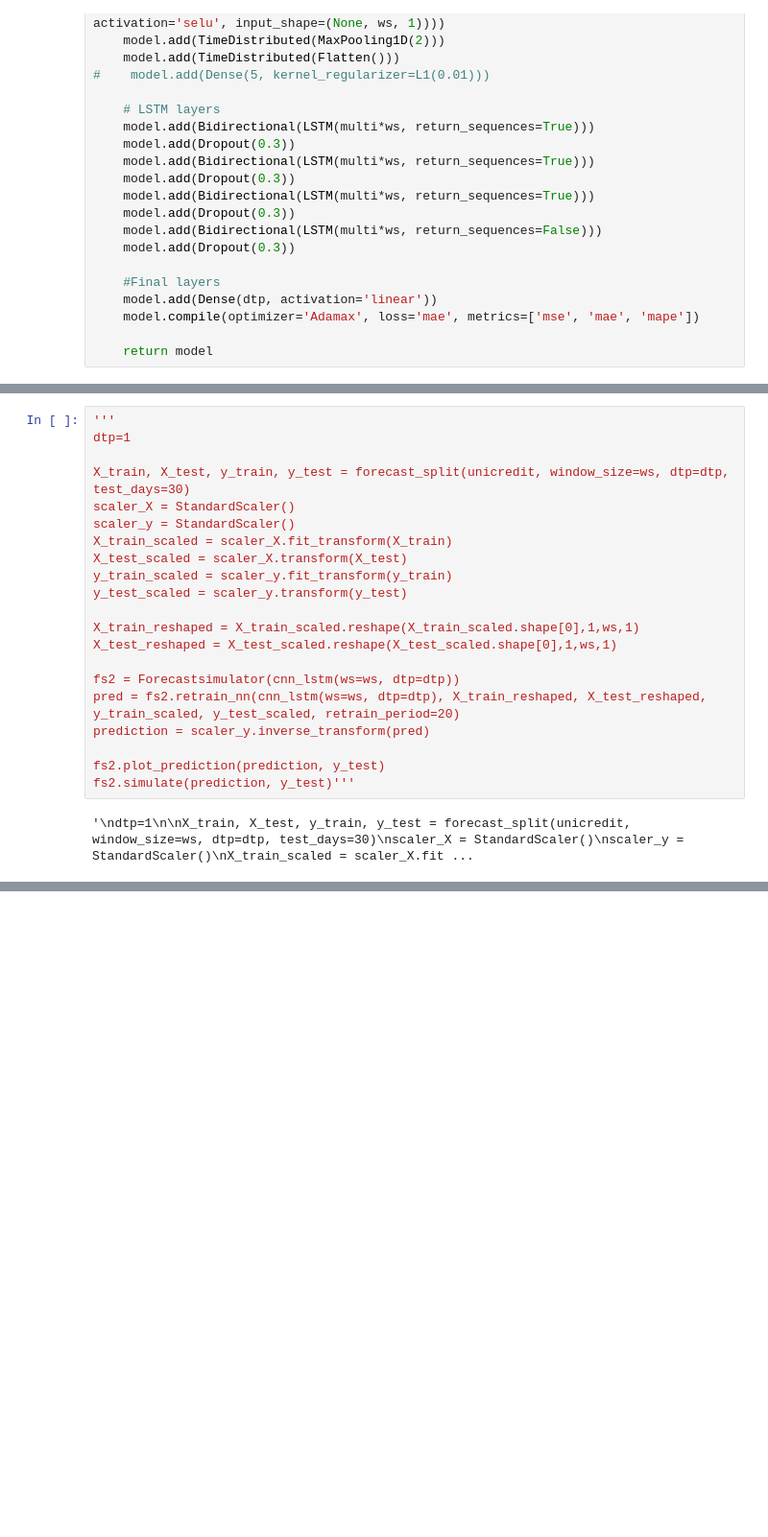
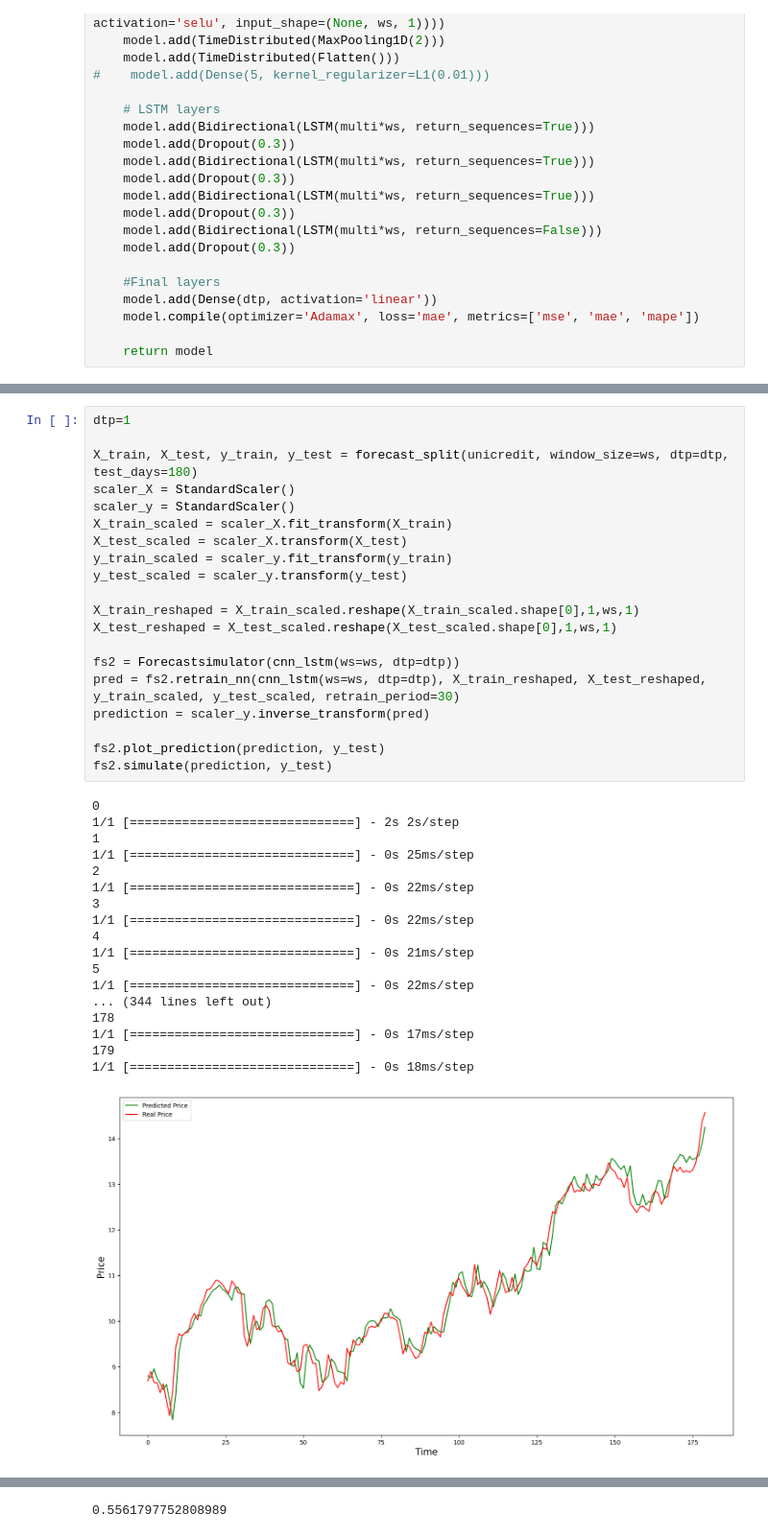
Before and after one commit to NicoGiamm/MachineLearning-DataScience_smallprojects, a Jupyter notebook: Stock Forecast Full project/Unicredit_test.ipynb, the cells around one changed output, grey strips where cells are left out. Shown at 96% size. Saved outputs shown, nothing was run; the diff lists cells and outputs as text; blank space fills up the shorter version.

```diff
--- a/Stock Forecast Full project/Unicredit_test.ipynb
+++ b/Stock Forecast Full project/Unicredit_test.ipynb
@@ -152,23 +217,39 @@ Epoch 50/50
 # %%
-'''
 dtp=1
 
-X_train, X_test, y_train, y_test = forecast_split(unicredit, window_size=ws, dtp=dtp, test_days=30)
+X_train, X_test, y_train, y_test = forecast_split(unicredit, window_size=ws, dtp=dtp, test_days=180)
 scaler_X = StandardScaler()
 scaler_y = StandardScaler()
 X_train_scaled = scaler_X.fit_transform(X_train)
 X_test_scaled = scaler_X.transform(X_test)
 y_train_scaled = scaler_y.fit_transform(y_train)
 y_test_scaled = scaler_y.transform(y_test)
 
 X_train_reshaped = X_train_scaled.reshape(X_train_scaled.shape[0],1,ws,1)
 X_test_reshaped = X_test_scaled.reshape(X_test_scaled.shape[0],1,ws,1)
 
 fs2 = Forecastsimulator(cnn_lstm(ws=ws, dtp=dtp))
-pred = fs2.retrain_nn(cnn_lstm(ws=ws, dtp=dtp), X_train_reshaped, X_test_reshaped, y_train_scaled, y_test_scaled, retrain_period=20)
+pred = fs2.retrain_nn(cnn_lstm(ws=ws, dtp=dtp), X_train_reshaped, X_test_reshaped, y_train_scaled, y_test_scaled, retrain_period=30)
 prediction = scaler_y.inverse_transform(pred)
 
 fs2.plot_prediction(prediction, y_test)
-fs2.simulate(prediction, y_test)'''
+fs2.simulate(prediction, y_test)
 # %% [output]
-'\ndtp=1\n\nX_train, X_test, y_train, y_test = forecast_split(unicredit, window_size=ws, dtp=dtp, test_days=30)\nscaler_X = StandardScaler()\nscaler_y = StandardScaler()\nX_train_scaled = scaler_X.fit ...
+0
+1/1 [==============================] - 2s 2s/step
+1
+1/1 [==============================] - 0s 25ms/step
+2
+1/1 [==============================] - 0s 22ms/step
+3
+1/1 [==============================] - 0s 22ms/step
+4
+1/1 [==============================] - 0s 21ms/step
+5
+1/1 [==============================] - 0s 22ms/step
+... (344 lines left out)
+178
+1/1 [==============================] - 0s 17ms/step
+179
+1/1 [==============================] - 0s 18ms/step
+[figure, added]
@@ -174,0 +257 @@ fs2.simulate(prediction, y_test)'''
+0.5561797752808989
```
Also changed, not shown: parts of 12 cells of this notebook, 1 other file.
